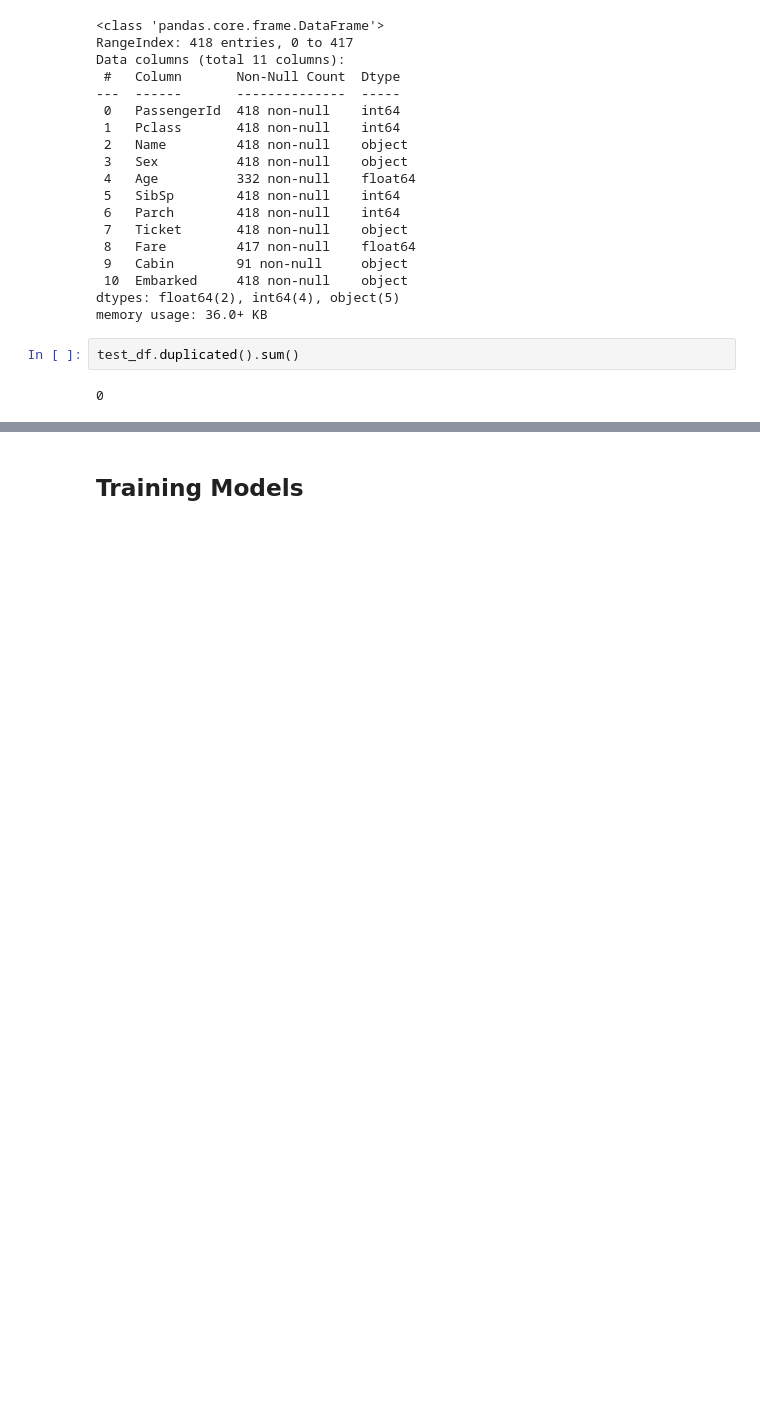
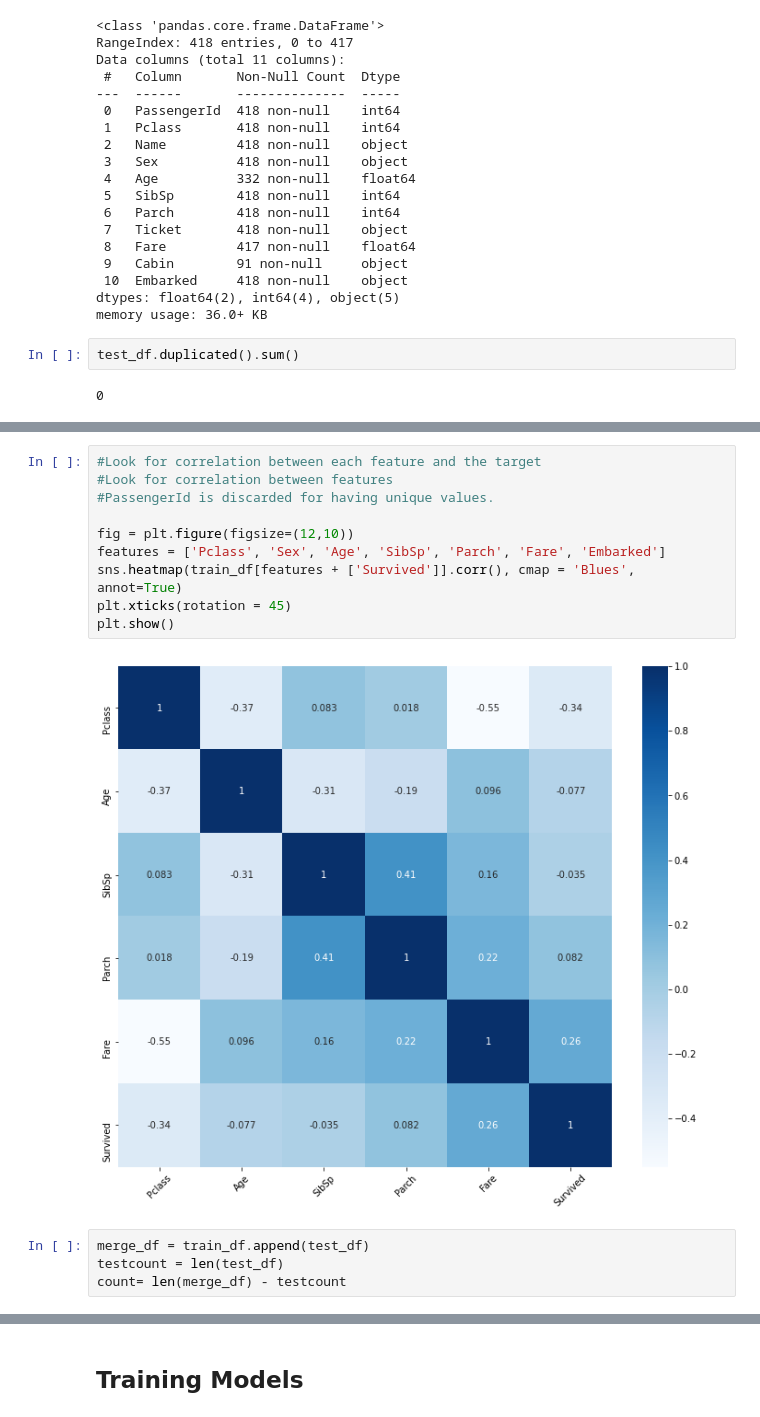
Before and after one commit to danielaaz04/titanic, a Jupyter notebook: Titanic Notebook.ipynb, the cells around one changed output, grey strips where cells are left out. Cells and saved outputs as stored; diff of their text form; blank space fills up the shorter version.

```diff
--- a/Titanic Notebook.ipynb
+++ b/Titanic Notebook.ipynb
@@ -203,0 +153,16 @@ features_df = get_df(train_df_tr, features)
+# %%
+#Look for correlation between each feature and the target
+#Look for correlation between features
+#PassengerId is discarded for having unique values.
+
+fig = plt.figure(figsize=(12,10))
+features = ['Pclass', 'Sex', 'Age', 'SibSp', 'Parch', 'Fare', 'Embarked']
+sns.heatmap(train_df[features + ['Survived']].corr(), cmap = 'Blues', annot=True)
+plt.xticks(rotation = 45)
+plt.show()
+# %% [output]
+[figure, added]
+# %%
+merge_df = train_df.append(test_df)
+testcount = len(test_df)
+count= len(merge_df) - testcount
```
Also changed, not shown: parts of 73 cells of this notebook.
